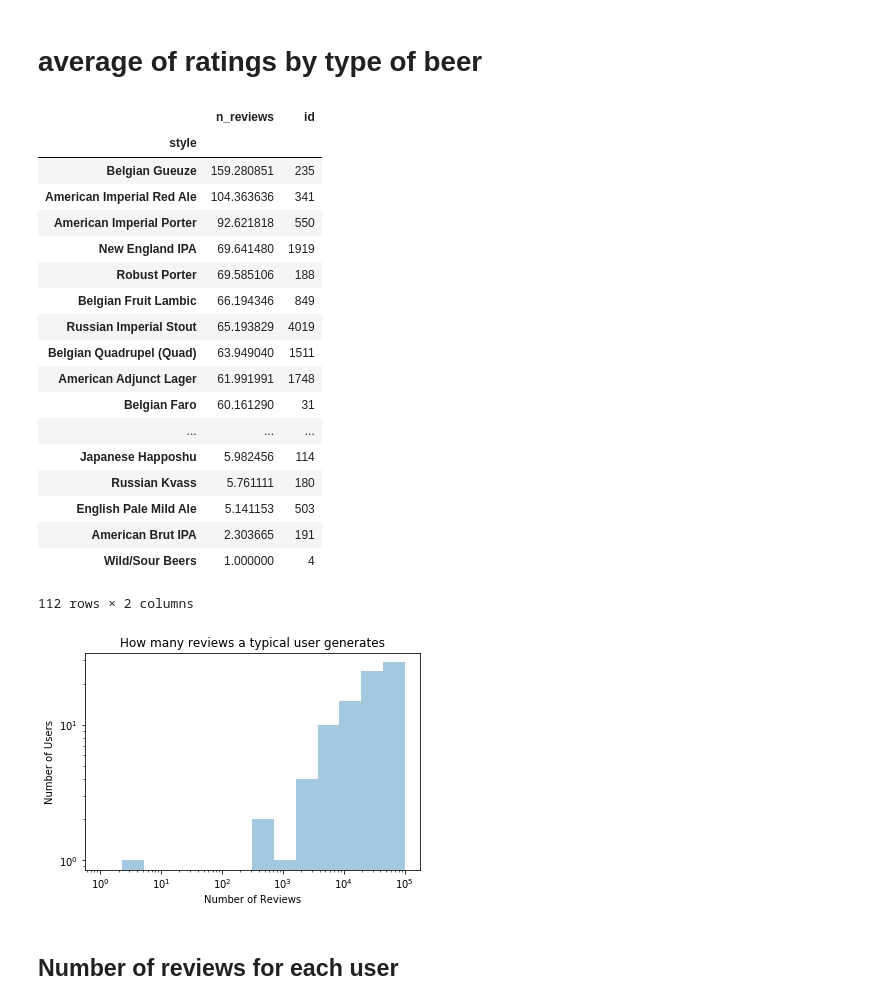
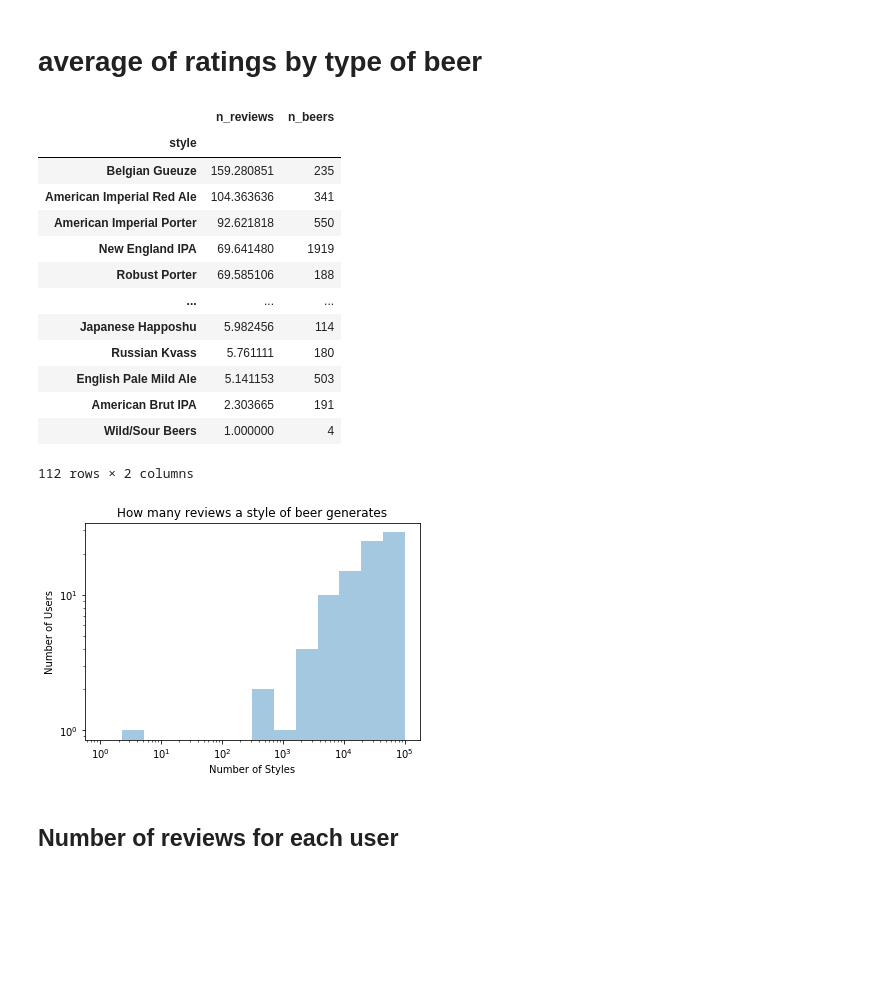
Before and after one commit to mocohen/Capstone-Project-2, a Jupyter notebook: notebooks/Beer Review EDA.ipynb, the cells around one changed output. Cells and saved outputs as stored; diff of their text form; code cells hidden in the pictures; blank space fills up the shorter version.

```diff
--- a/notebooks/Beer Review EDA.ipynb
+++ b/notebooks/Beer Review EDA.ipynb
@@ -8,6 +11,6 @@ import numpy as np
 %matplotlib inline
 # %%
-reviews = pd.read_csv('reviews.csv')
+reviews = pd.read_csv('../data/reviews.csv')
 # %%
 reviews.info()
 # %% [output]
@@ -41,7 +46,7 @@ reviews.head(10)
 | 8 | 125646 | wwoj | 2017-12-16 |  | 5.00 | 4.75 | 4.50 | 4.50 | 4.50 | 4.59 |
 | 9 | 125646 | Rubenjr | 2017-12-14 |  | 4.75 | 4.50 | 4.50 | 4.75 | 4.50 | 4.54 |
 # %%
-beers = pd.read_csv('beers.csv')
+beers = pd.read_csv('../data/beers.csv')
 # %%
 beers.info()
 # %% [output]
@@ -162,20 +171,15 @@ beer_reviews.sort_values('n_reviews', ascending=False).head(10)
 # average of ratings by type of beer
 # %%
 beer_reviews.groupby('style').agg({'n_reviews':"mean",
-                                 'id':'count'}).sort_values('n_reviews', ascending=False)
+                                 'id':'count'}).sort_values('n_reviews', ascending=False).rename(columns={'id':'n_beers'})
 # %% [output]
-|  | n_reviews | id |
+|  | n_reviews | n_beers |
 | style |  |  |
 | Belgian Gueuze | 159.280851 | 235 |
 | American Imperial Red Ale | 104.363636 | 341 |
 | American Imperial Porter | 92.621818 | 550 |
 | New England IPA | 69.641480 | 1919 |
 | Robust Porter | 69.585106 | 188 |
-| Belgian Fruit Lambic | 66.194346 | 849 |
-| Russian Imperial Stout | 65.193829 | 4019 |
-| Belgian Quadrupel (Quad) | 63.949040 | 1511 |
-| American Adjunct Lager | 61.991991 | 1748 |
-| Belgian Faro | 60.161290 | 31 |
 | ... | ... | ... |
 | Japanese Happoshu | 5.982456 | 114 |
 | Russian Kvass | 5.761111 | 180 |
@@ -186,17 +190,17 @@ beer_reviews.groupby('style').agg({'n_reviews':"mean",
 # %%
 fig, ax = plt.subplots()
 
 sns.distplot(beer_reviews.groupby('style').sum().n_reviews.values, kde=False,
              bins=np.logspace(0,5,15),ax=ax)
 #reviews.groupby('beer_id').count().username.hist(ax=ax,bins=(0,1,10,100,1000, 10000))
 plt.xscale('log')
-plt.xlabel('Number of Reviews')
+plt.xlabel('Number of Styles')
 plt.yscale('log')
-plt.title('How many reviews a typical user generates')
+plt.title('How many reviews a style of beer generates')
 plt.ylabel('Number of Users')
 plt.show()
 # %% [output]
-[figure, old version]
+[figure, new version]
 # %% [markdown]
 ## Number of reviews for each user
 # %%
```
Also changed, not shown: parts of 38 cells of this notebook, 1 other file.
